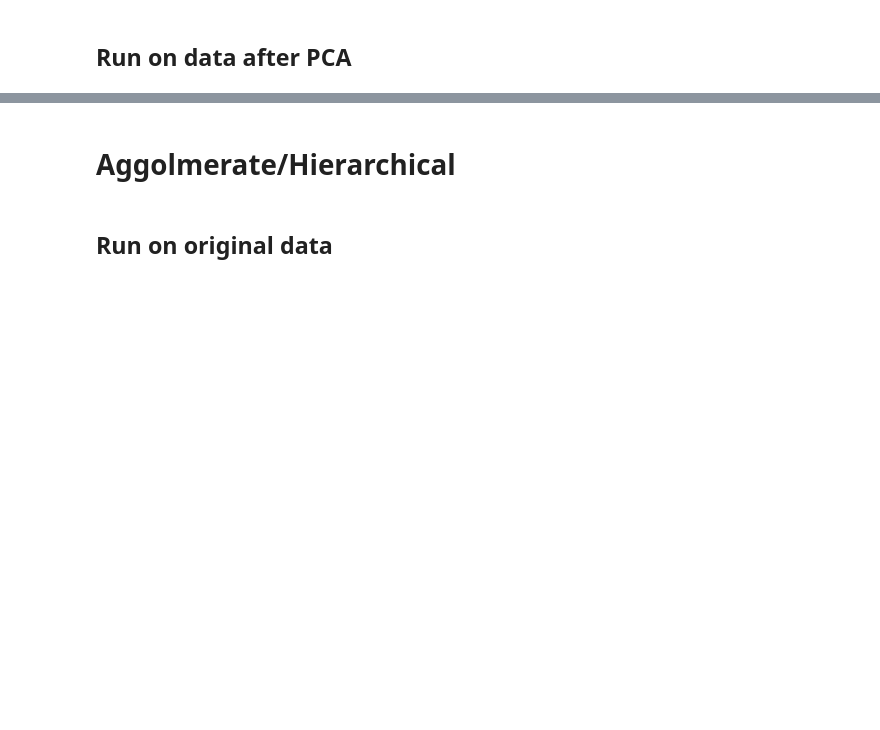
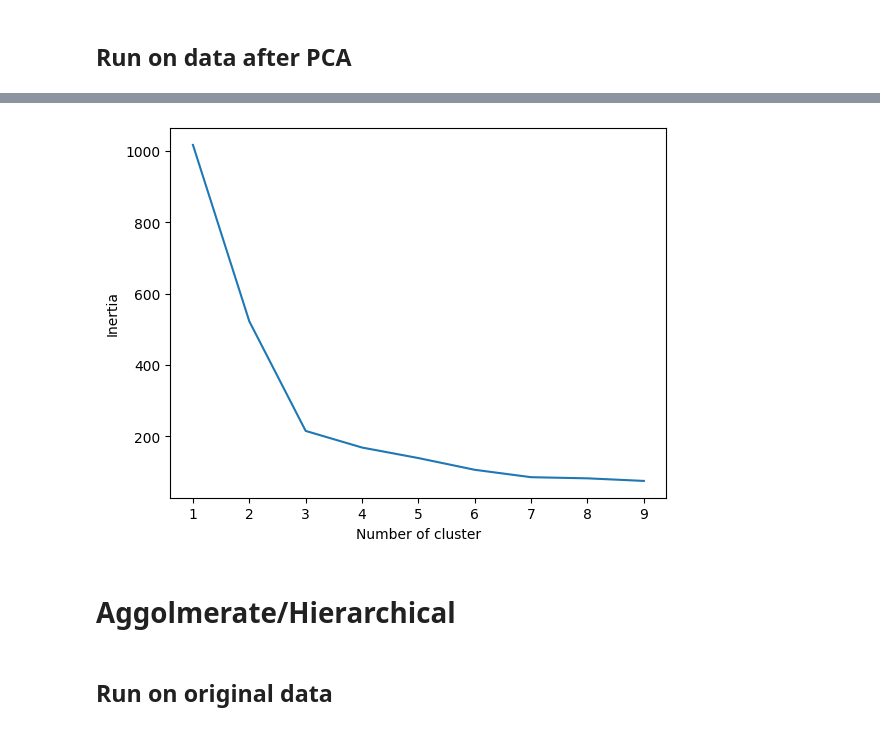
Before and after one commit to stephaniediamond3/DATA71200, a Jupyter notebook: data71200dec9lab.ipynb, the cells around one changed output, grey strips where cells are left out. Cells and saved outputs as stored; diff of their text form; code cells hidden in the pictures; blank space fills up the shorter version.

```diff
--- a/data71200dec9lab.ipynb
+++ b/data71200dec9lab.ipynb
@@ -85,16 +116,17 @@ from sklearn.cluster import KMeans
 # %%
 # elbow visualization
-
 inertiaVals = {}
 
 for k in range(1, 10):
-    kmeansTmp = KMeans(n_clusters=k, max_iter=1000).fit(X_train)
+    kmeansTmp = KMeans(n_clusters=k, max_iter=1000).fit(X_train_pca)
     inertiaVals[k] = kmeansTmp.inertia_
 plt.figure()
 plt.plot(list(inertiaVals.keys()), list(inertiaVals.values()))
 plt.xlabel("Number of cluster")
 plt.ylabel("Inertia")
 plt.show()
+# %% [output]
+[figure, added]
 # %% [markdown]
 # Aggolmerate/Hierarchical
 # %%
```
Also changed, not shown: parts of 15 cells of this notebook.
